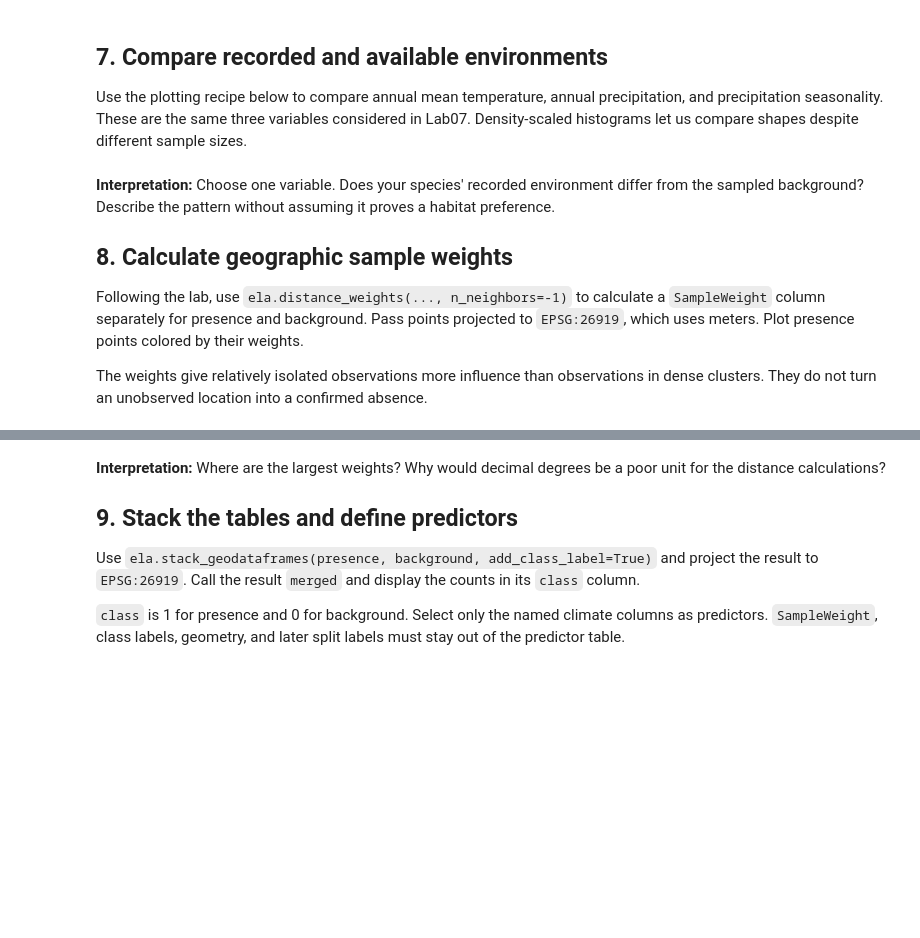
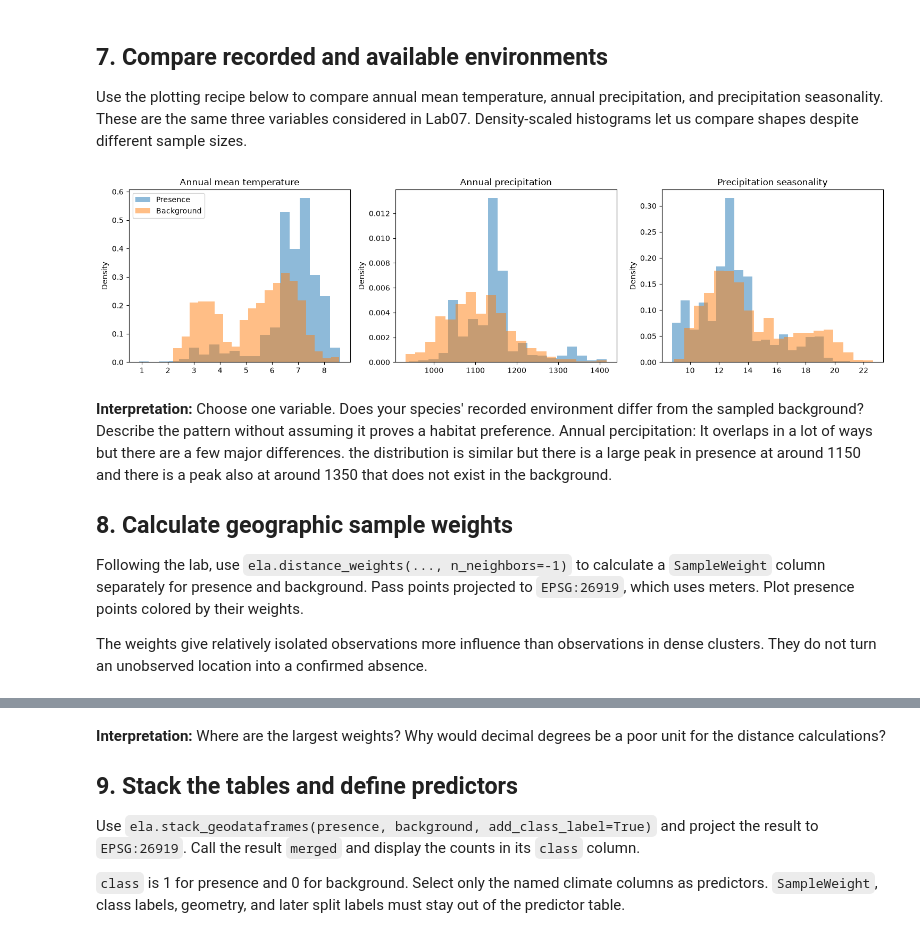
Before and after one commit to drewgutt/BIO597-SpatialBiodiversity, a Jupyter notebook: docs/assignments/Assignment-08-SDM-Software.ipynb, the cells around one changed output, grey strips where cells are left out. Drawn from its saved outputs; the diff is of its cells as text; code cells hidden in the pictures; blank space fills up the shorter version.

```diff
--- a/docs/assignments/Assignment-08-SDM-Software.ipynb
+++ b/docs/assignments/Assignment-08-SDM-Software.ipynb
@@ -107,4 +208,25 @@ Annotate `species_points.geometry` and your chosen `background_points` using `ra
 Annotation means extracting raster values at point locations. `drop_na=True` removes points falling on raster NoData cells.
 # %%
 # Annotate presence and background points, following Lab08.
+presence = ela.annotate(
+    species_points.geometry,
+    rasters,
+    labels=labels,
+    drop_na=True,
+    quiet=True,
+)
+
+# we'll use the biased sample locations
+background_points = ela.annotate(
+    pseudoabsence_bias,
+    rasters,
+    labels=labels,
+    drop_na=True,
+    quiet=True,
+)
+
 # Print the usable counts and display presence.head().
+
+print(background_points.count())
+print(background_points.count())
+print(presence.head())
@@ -115,18 +255,21 @@ Use the plotting recipe below to compare annual mean temperature, annual precipi
 # %%
 comparison_labels = [labels[0], labels[11], labels[14]]
 fig, axes = plt.subplots(1, 3, figsize=(15, 4))
 
 for label, ax in zip(comparison_labels, axes):
     ax.hist(presence[label], bins=20, density=True, alpha=0.5, label="Presence")
-    ax.hist(background[label], bins=20, density=True, alpha=0.5, label="Background")
+    ax.hist(background_points[label], bins=20, density=True, alpha=0.5, label="Background")
     ax.set_title(label)
     ax.set_ylabel("Density")
 
 axes[0].legend()
 plt.tight_layout()
 plt.show()
+# %% [output]
+[figure, added]
 # %% [markdown]
 **Interpretation:** Choose one variable. Does your species' recorded environment differ from the sampled background? Describe the pattern without assuming it proves a habitat preference.
+Annual percipitation: It overlaps in a lot of ways but there are a few major differences. the distribution is similar but there is a large peak in presence at around 1150 and there is a peak also at around 1350 that does not exist in the background.
 
 ## 8. Calculate geographic sample weights
 
```
Also changed, not shown: parts of 22 cells of this notebook, 2 other files.
